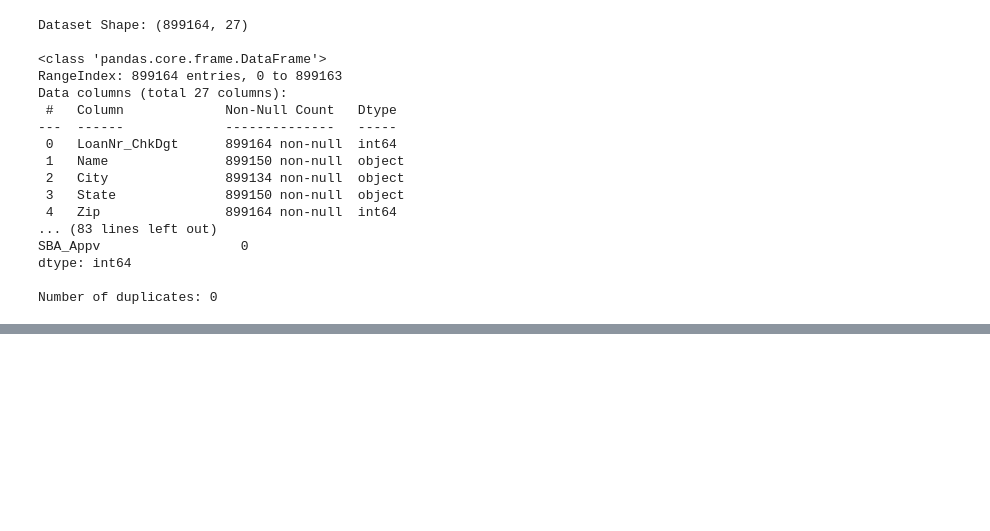
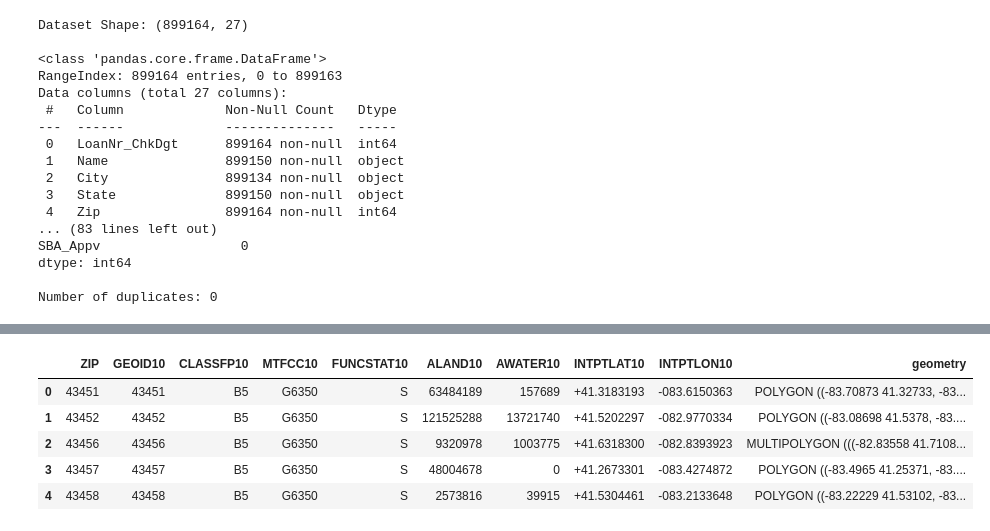
Before and after one commit to emr75/LoanAnalysis, a Jupyter notebook: mlProject.ipynb, the cells around one changed output, grey strips where cells are left out. Saved outputs shown, nothing was run; the diff lists cells and outputs as text; code cells hidden in the pictures; blank space fills up the shorter version.

```diff
--- a/mlProject.ipynb
+++ b/mlProject.ipynb
@@ -476,0 +587,16 @@ weighted avg       0.95      0.95      0.95    133502
+# %%
+import geopandas as gpd
+
+zcta = gpd.read_file("shapedata/tl_2020_us_zcta510.shp")
+
+zcta = zcta.rename(columns={"ZCTA5CE10": "ZIP"})
+zcta["ZIP"] = zcta["ZIP"].astype(str).str.zfill(5)
+
+zcta.head()
+# %% [output]
+|  | ZIP | GEOID10 | CLASSFP10 | MTFCC10 | FUNCSTAT10 | ALAND10 | AWATER10 | INTPTLAT10 | INTPTLON10 | geometry |
+| 0 | 43451 | 43451 | B5 | G6350 | S | 63484189 | 157689 | +41.3183193 | -083.6150363 | POLYGON ((-83.70873 41.32733, -83... |
+| 1 | 43452 | 43452 | B5 | G6350 | S | 121525288 | 13721740 | +41.5202297 | -082.9770334 | POLYGON ((-83.08698 41.5378, -83.... |
+| 2 | 43456 | 43456 | B5 | G6350 | S | 9320978 | 1003775 | +41.6318300 | -082.8393923 | MULTIPOLYGON (((-82.83558 41.7108... |
+| 3 | 43457 | 43457 | B5 | G6350 | S | 48004678 | 0 | +41.2673301 | -083.4274872 | POLYGON ((-83.4965 41.25371, -83.... |
+| 4 | 43458 | 43458 | B5 | G6350 | S | 2573816 | 39915 | +41.5304461 | -083.2133648 | POLYGON ((-83.22229 41.53102, -83... |
```
Also changed, not shown: parts of 20 cells of this notebook, 3 other files.
